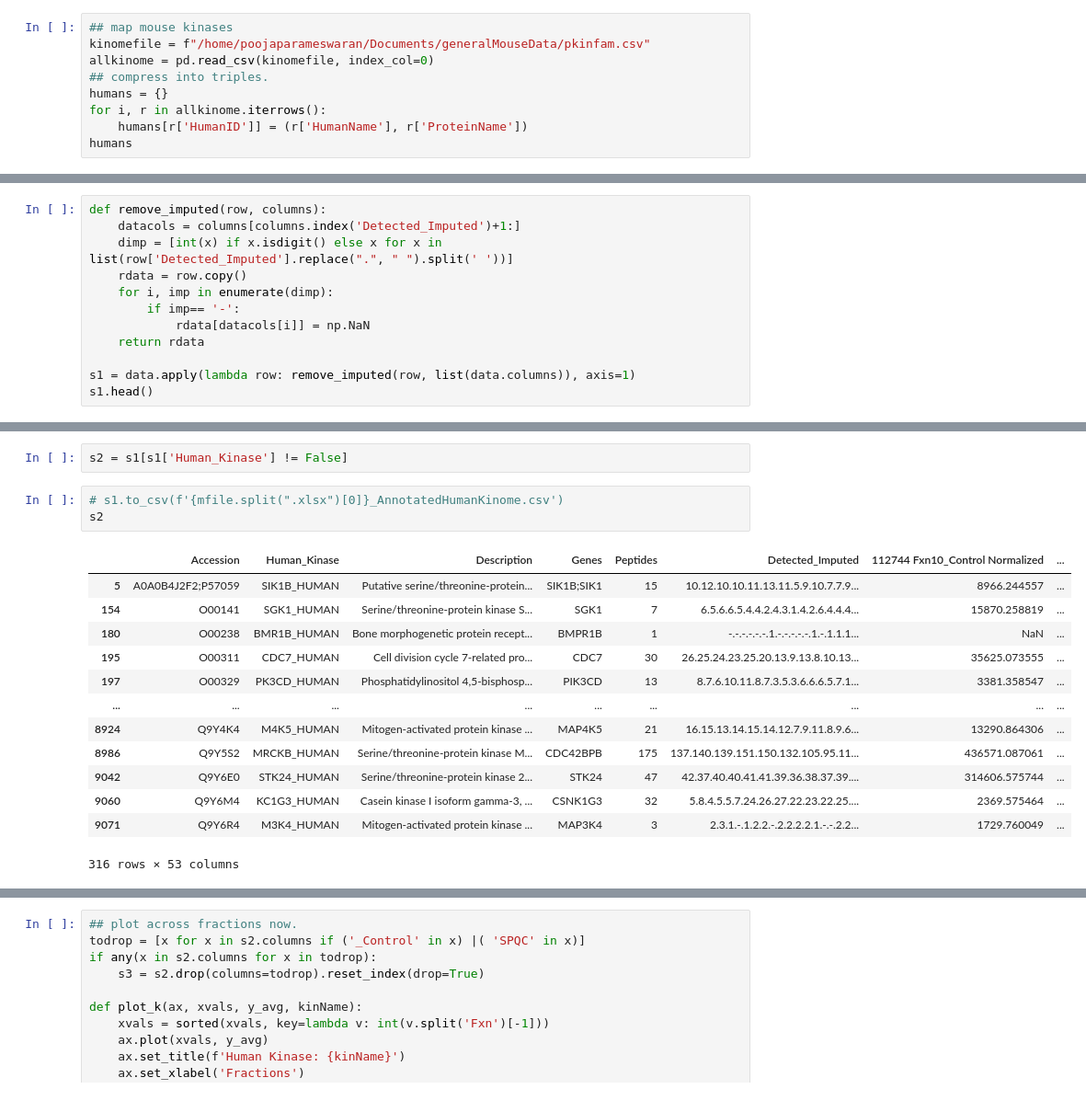
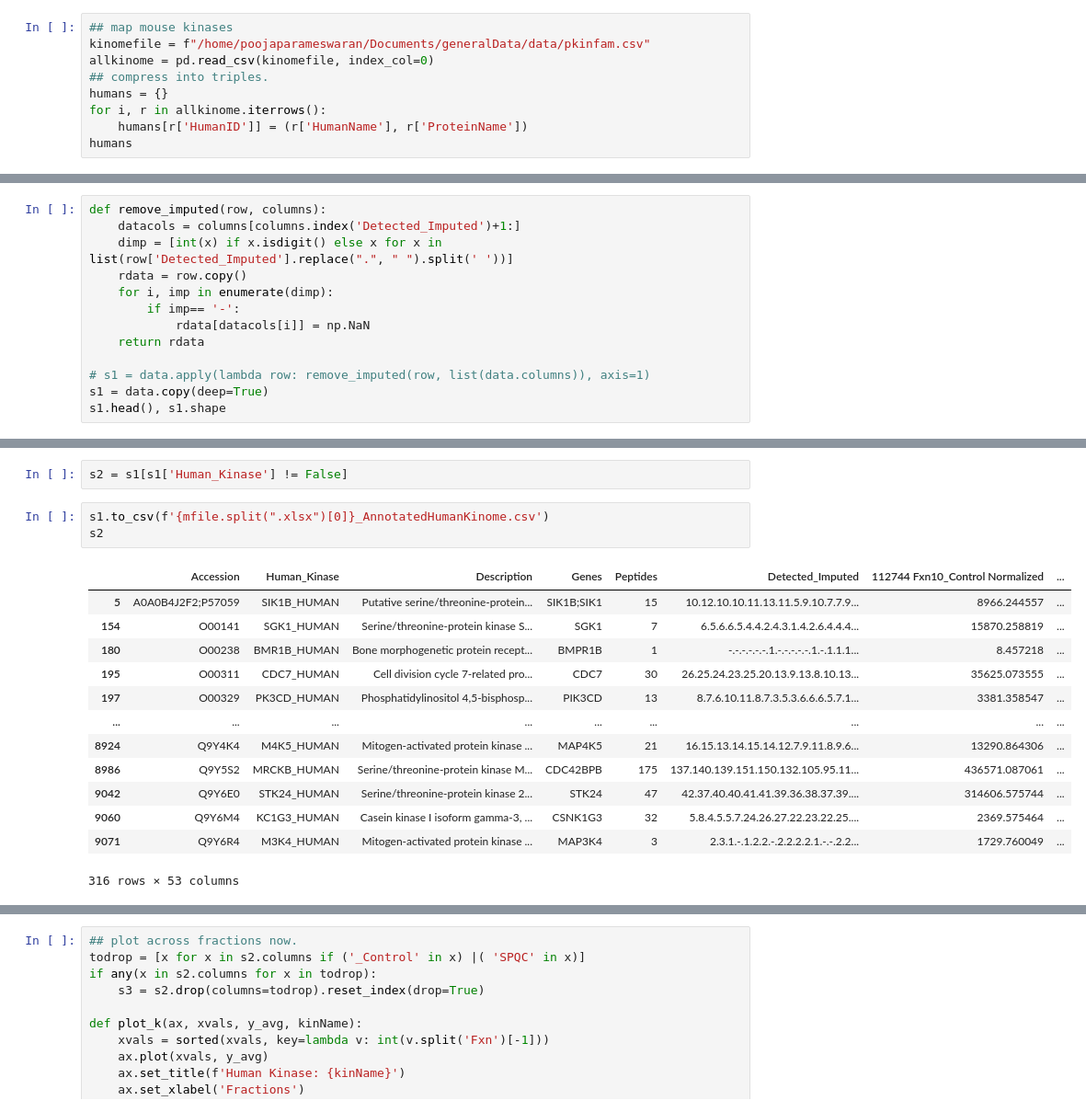
Before and after one commit to poojaparameswaran99/ProjectHeLa, a Jupyter notebook: analysis/annotate_kinases.ipynb, the cells around one changed output, grey strips where cells are left out. Shown: that part at 92% size. Saved outputs shown, nothing was run; the diff lists cells and outputs as text.

```diff
--- a/analysis/annotate_kinases.ipynb
+++ b/analysis/annotate_kinases.ipynb
@@ -35,7 +35,7 @@ data.head()
 5 rows × 67 columns
 # %%
 ## map mouse kinases
-kinomefile = f"/home/poojaparameswaran/Documents/generalMouseData/pkinfam.csv"
+kinomefile = f"/home/poojaparameswaran/Documents/generalData/data/pkinfam.csv"
 allkinome = pd.read_csv(kinomefile, index_col=0)
 ## compress into triples.
 humans = {}
@@ -99,6 +99,7 @@ def remove_imputed(row, columns):
             rdata[datacols[i]] = np.NaN
     return rdata
 
-s1 = data.apply(lambda row: remove_imputed(row, list(data.columns)), axis=1)
-s1.head()
+# s1 = data.apply(lambda row: remove_imputed(row, list(data.columns)), axis=1)
+s1 = data.copy(deep=True)
+s1.head(), s1.shape
 # %% [output]
@@ -140,13 +151,13 @@ s1
 # %%
 s2 = s1[s1['Human_Kinase'] != False]
 # %%
-# s1.to_csv(f'{mfile.split(".xlsx")[0]}_AnnotatedHumanKinome.csv')
+s1.to_csv(f'{mfile.split(".xlsx")[0]}_AnnotatedHumanKinome.csv')
 s2
 # %% [output]
 |  | Accession | Human_Kinase | Description | Genes | Peptides | Detected_Imputed | 112744 Fxn10_Control Normalized | ... |
 | 5 | A0A0B4J2F2;P57059 | SIK1B_HUMAN | Putative serine/threonine-protein... | SIK1B;SIK1 | 15 | 10.12.10.10.11.13.11.5.9.10.7.7.9... | 8966.244557 | ... |
 | 154 | O00141 | SGK1_HUMAN | Serine/threonine-protein kinase S... | SGK1 | 7 | 6.5.6.6.5.4.4.2.4.3.1.4.2.6.4.4.4... | 15870.258819 | ... |
-| 180 | O00238 | BMR1B_HUMAN | Bone morphogenetic protein recept... | BMPR1B | 1 | -.-.-.-.-.-.1.-.-.-.-.-.1.-.1.1.1... | NaN | ... |
+| 180 | O00238 | BMR1B_HUMAN | Bone morphogenetic protein recept... | BMPR1B | 1 | -.-.-.-.-.-.1.-.-.-.-.-.1.-.1.1.1... | 8.457218 | ... |
 | 195 | O00311 | CDC7_HUMAN | Cell division cycle 7-related pro... | CDC7 | 30 | 26.25.24.23.25.20.13.9.13.8.10.13... | 35625.073555 | ... |
 | 197 | O00329 | PK3CD_HUMAN | Phosphatidylinositol 4,5-bisphosp... | PIK3CD | 13 | 8.7.6.10.11.8.7.3.5.3.6.6.6.5.7.1... | 3381.358547 | ... |
 | ... | ... | ... | ... | ... | ... | ... | ... | ... |
```
Also changed, not shown: parts of 3 cells of this notebook, 5 other files.
